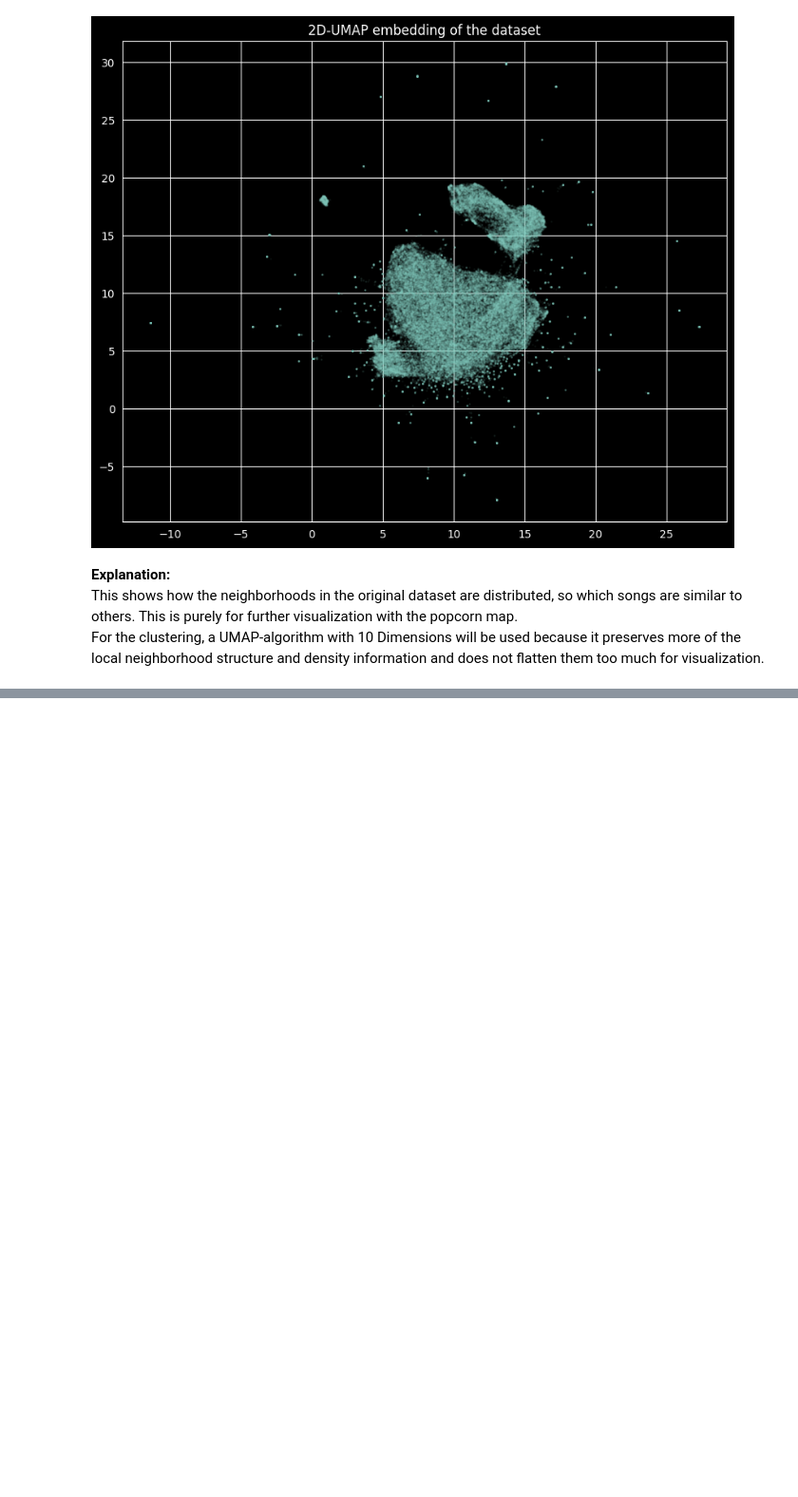
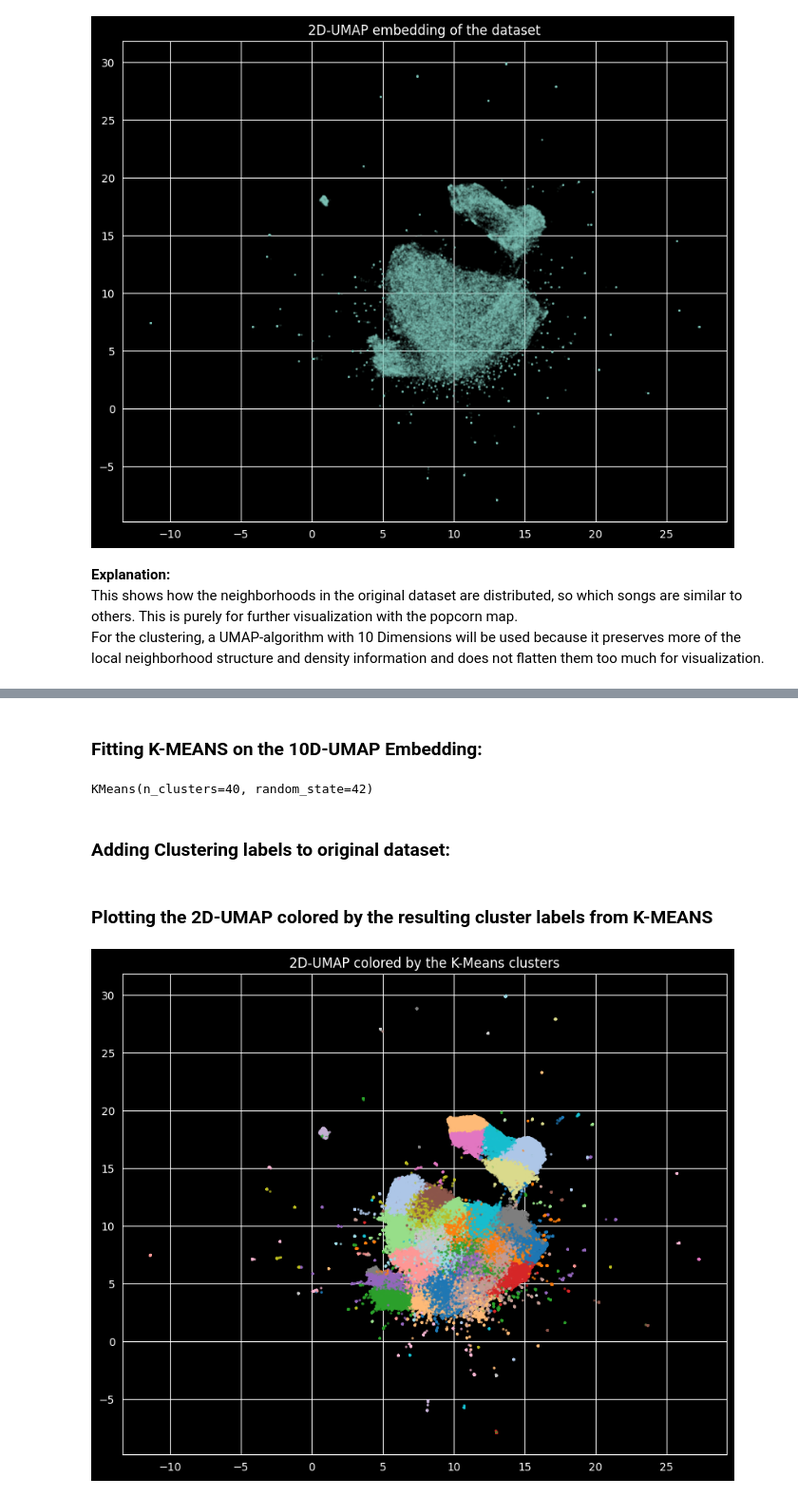
Before and after one commit to davidsteindl/MusicClustering_Project, a Jupyter notebook: notebooks/music_popcorn.ipynb, the cells around one changed output, grey strips where cells are left out. Shown at 95% size. Cells and saved outputs as stored; diff of their text form; code cells hidden in the pictures; blank space fills up the shorter version.

```diff
--- a/notebooks/music_popcorn.ipynb
+++ b/notebooks/music_popcorn.ipynb
@@ -146,0 +147,17 @@ plt.show()
+# %%
+import umap.umap_ as umap
+
+#Conifguring the parameters
+umap10_params = dict(
+    n_neighbors=45,
+    min_dist=0.15,
+    n_components=10,
+    metric="euclidean",
+    random_state=42
+)
+
+#Fitting the algorithm
+reducer10 = umap.UMAP(**umap10_params)
+embedding_10d = reducer10.fit_transform(Set_scaled)
+
+embedding_10d.shape
@@ -146,0 +168,37 @@ plt.show()
+# %%
+from sklearn.cluster import KMeans
+
+kmeans = KMeans(
+    n_clusters=40,
+    random_state=42,
+    n_init="auto"
+)
+# %% [markdown]
+### Fitting K-MEANS on the 10D-UMAP Embedding:
+# %%
+kmeans.fit(embedding_10d)
+# %% [output]
+KMeans(n_clusters=40, random_state=42)
+# %% [markdown]
+### Adding Clustering labels to original dataset:
+# %%
+kmeans_labels= kmeans.predict(embedding_10d)
+df_working["kmeans_cluster"] = kmeans_labels
+# %% [markdown]
+### Plotting the 2D-UMAP colored by the resulting cluster labels from K-MEANS
+# %%
+import matplotlib.pyplot as plt
+
+plt.figure(figsize=(10, 8))
+plt.scatter(
+    df_working["x"],
+    df_working["y"],
+    c=df_working["kmeans_cluster"],
+    s=2,
+    cmap="tab20",
+    alpha=0.6
+)
+plt.title("2D-UMAP colored by the K-Means clusters")
+plt.show()
+# %% [output]
+[figure, added]
```
Also changed, not shown: parts of 11 cells of this notebook.
